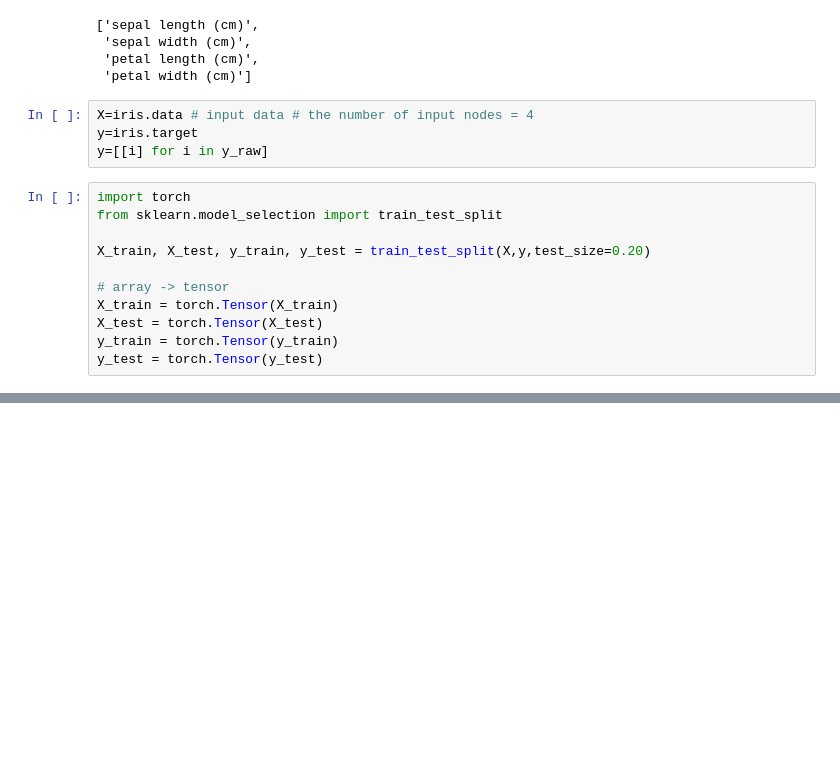
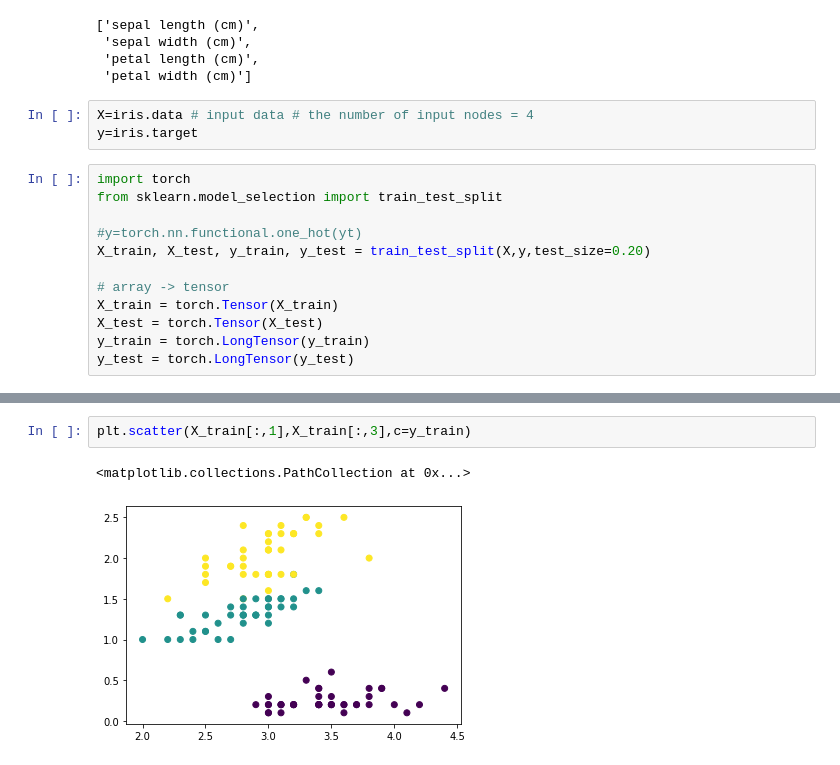
Before and after one commit to bjmin/bmin_comphys, a Jupyter notebook: ml/ml09/mlphys09-2.ipynb, the cells around one changed output, grey strips where cells are left out. Saved outputs shown, nothing was run; the diff lists cells and outputs as text; blank space fills up the shorter version.

```diff
--- a/ml/ml09/mlphys09-2.ipynb
+++ b/ml/ml09/mlphys09-2.ipynb
@@ -15,15 +15,15 @@ iris.feature_names # features
 # %%
 X=iris.data # input data # the number of input nodes = 4
 y=iris.target
-y=[[i] for i in y_raw]
 # %%
 import torch
 from sklearn.model_selection import train_test_split
 
+#y=torch.nn.functional.one_hot(yt)
 X_train, X_test, y_train, y_test = train_test_split(X,y,test_size=0.20)
 
 # array -> tensor
 X_train = torch.Tensor(X_train)
 X_test = torch.Tensor(X_test)
-y_train = torch.Tensor(y_train)
-y_test = torch.Tensor(y_test)
+y_train = torch.LongTensor(y_train)
+y_test = torch.LongTensor(y_test)
@@ -29,0 +82,5 @@ y_test = torch.Tensor(y_test)
+# %%
+plt.scatter(X_train[:,1],X_train[:,3],c=y_train)
+# %% [output]
+<matplotlib.collections.PathCollection at 0x...>
+[figure, added]
```
Also changed, not shown: parts of 5 cells of this notebook.
